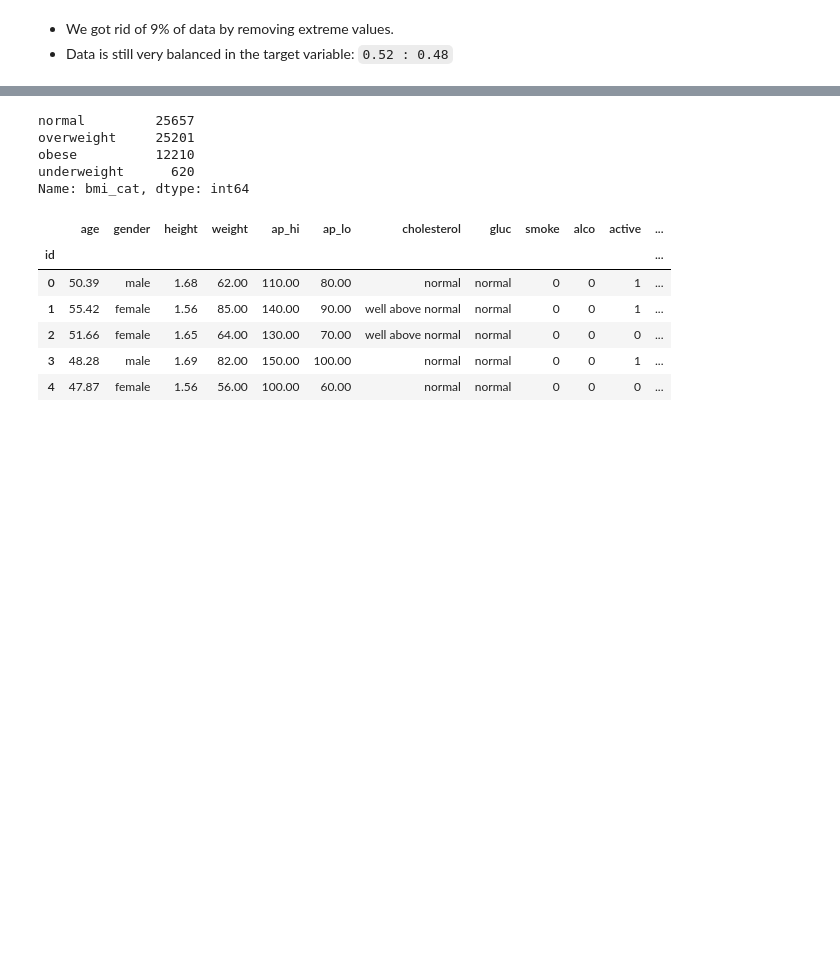
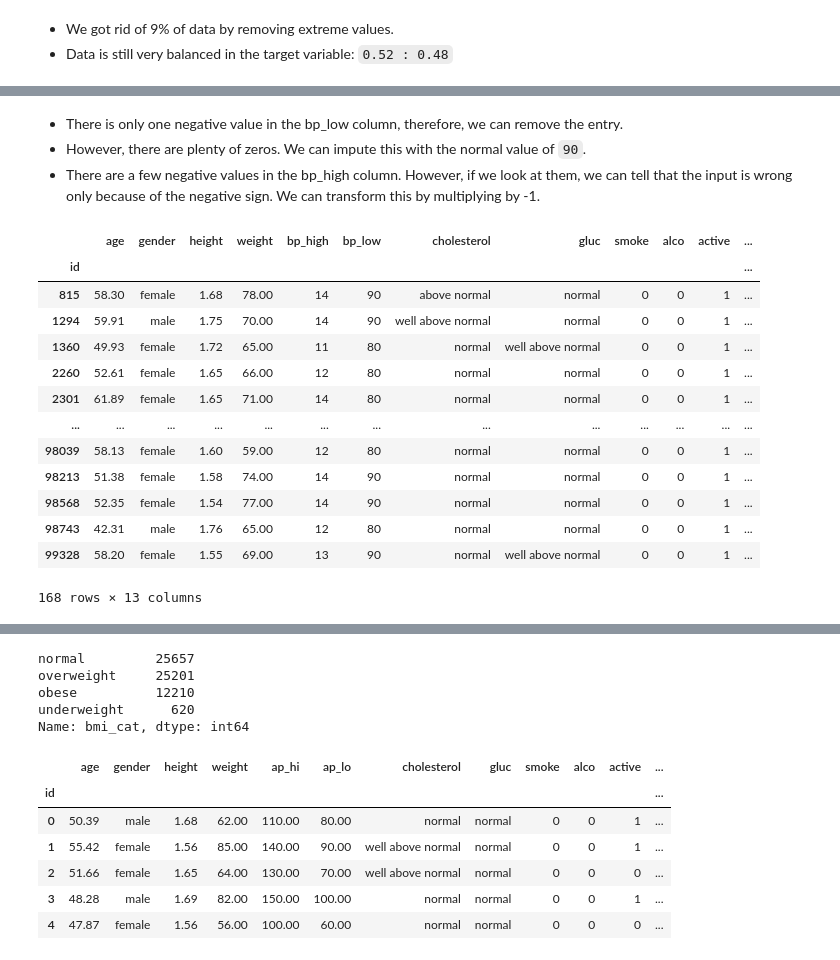
Before and after one commit to ykfarhan/cardiac-disease-detection, a Jupyter notebook: data_cleaning_cardiac.ipynb, the cells around one changed output, grey strips where cells are left out. Cells and saved outputs as stored; diff of their text form; code cells hidden in the pictures; blank space fills up the shorter version.

```diff
--- a/data_cleaning_cardiac.ipynb
+++ b/data_cleaning_cardiac.ipynb
@@ -150,0 +196,27 @@ df = df[df['ap_lo'] > 0]
+# %% [markdown]
+* There is only one negative value in the bp_low column, therefore, we can remove the entry.
+* However, there are plenty of zeros. We can impute this with the normal value of `90`.
+* There are a few negative values in the bp_high column. However, if we look at them, we can tell that the input is wrong only because of the negative sign. We can transform this by multiplying by -1.
+# %%
+df['bp_high'] = df['bp_high'].apply(lambda x: x * (-1) if x < 0 else x)  # convert the ngtv values into positive
+
+df = df[df['bp_low'] > 0].copy()  # remove the negative value in bp_low
+
+df.loc[df['bp_low'] == 0, 'bp_low'] = 90 # replace 0 with 90 in bp_low
+# %%
+df[(df['bp_high'] >= 0) & (df['bp_high'] <= 25)]
+# %% [output]
+|  | age | gender | height | weight | bp_high | bp_low | cholesterol | gluc | smoke | alco | active | ... |
+| id |  |  |  |  |  |  |  |  |  |  |  | ... |
+| 815 | 58.30 | female | 1.68 | 78.00 | 14 | 90 | above normal | normal | 0 | 0 | 1 | ... |
+| 1294 | 59.91 | male | 1.75 | 70.00 | 14 | 90 | well above normal | normal | 0 | 0 | 1 | ... |
+| 1360 | 49.93 | female | 1.72 | 65.00 | 11 | 80 | normal | well above normal | 0 | 0 | 1 | ... |
+| 2260 | 52.61 | female | 1.65 | 66.00 | 12 | 80 | normal | normal | 0 | 0 | 1 | ... |
+| 2301 | 61.89 | female | 1.65 | 71.00 | 14 | 80 | normal | normal | 0 | 0 | 1 | ... |
+| ... | ... | ... | ... | ... | ... | ... | ... | ... | ... | ... | ... | ... |
+| 98039 | 58.13 | female | 1.60 | 59.00 | 12 | 80 | normal | normal | 0 | 0 | 1 | ... |
+| 98213 | 51.38 | female | 1.58 | 74.00 | 14 | 90 | normal | normal | 0 | 0 | 1 | ... |
+| 98568 | 52.35 | female | 1.54 | 77.00 | 14 | 90 | normal | normal | 0 | 0 | 1 | ... |
+| 98743 | 42.31 | male | 1.76 | 65.00 | 12 | 80 | normal | normal | 0 | 0 | 1 | ... |
+| 99328 | 58.20 | female | 1.55 | 69.00 | 13 | 90 | normal | well above normal | 0 | 0 | 1 | ... |
+168 rows × 13 columns
```
Also changed, not shown: parts of 20 cells of this notebook.
